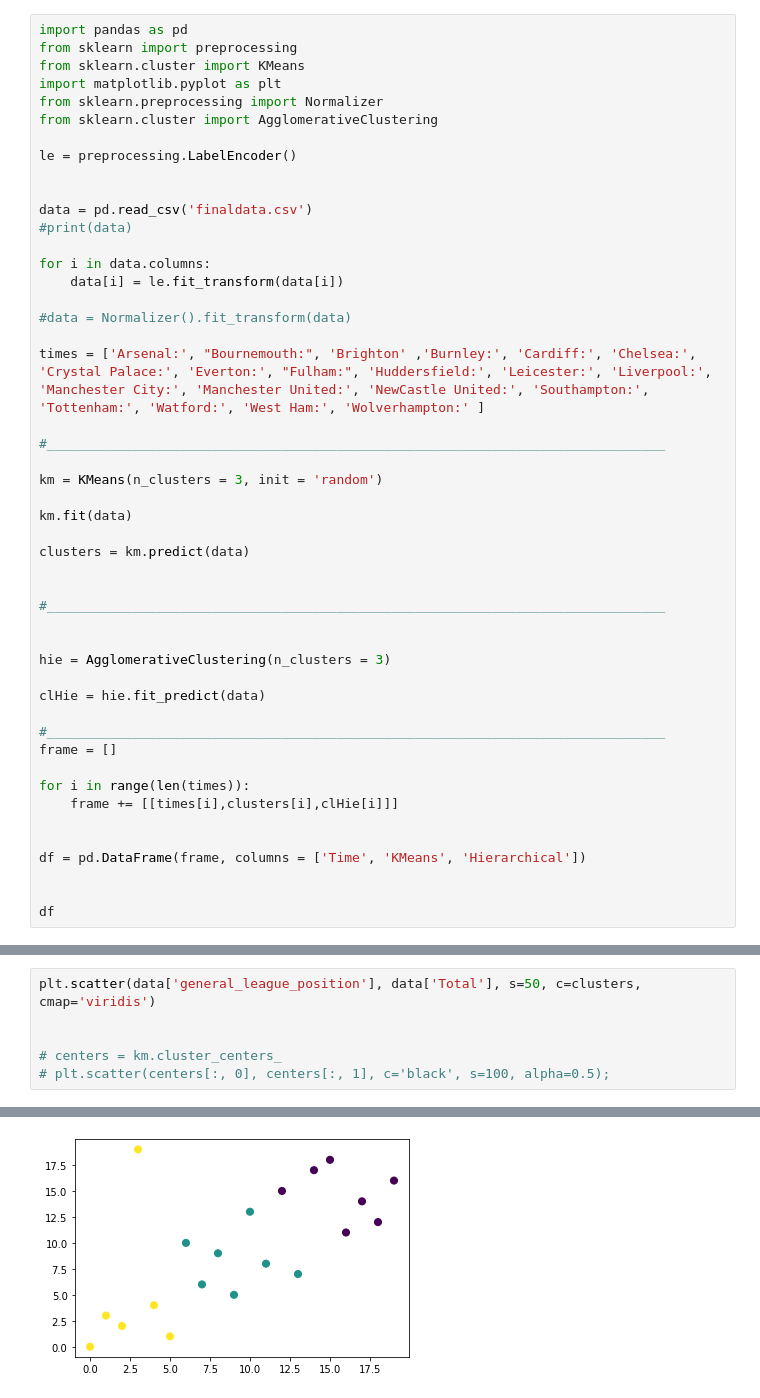
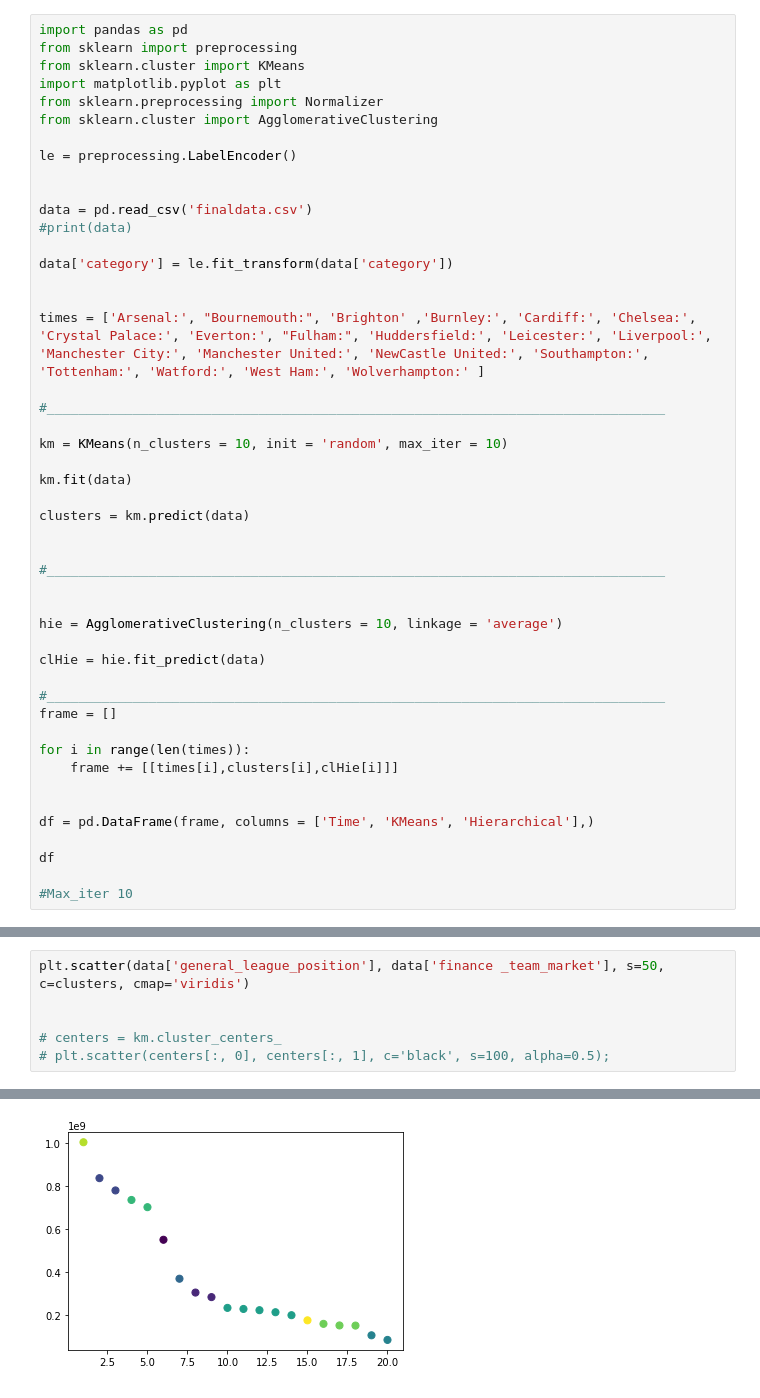
Before and after one commit to italoalvees/IA, a Jupyter notebook: Clusterização/ClusterJupyter.ipynb, the cells around one changed output, grey strips where cells are left out. Saved outputs shown, nothing was run; the diff lists cells and outputs as text.

```diff
--- a/Clusterização/ClusterJupyter.ipynb
+++ b/Clusterização/ClusterJupyter.ipynb
@@ -12,16 +12,14 @@ le = preprocessing.LabelEncoder()
 data = pd.read_csv('finaldata.csv')
 #print(data)
 
-for i in data.columns:
-	data[i] = le.fit_transform(data[i])
+data['category'] = le.fit_transform(data['category'])
 
-#data = Normalizer().fit_transform(data)
 
 times = ['Arsenal:', "Bournemouth:", 'Brighton' ,'Burnley:', 'Cardiff:', 'Chelsea:', 'Crystal Palace:', 'Everton:', "Fulham:", 'Huddersfield:', 'Leicester:', 'Liverpool:', 'Manchester City:', 'Manchester United:', 'NewCastle United:', 'Southampton:', 'Tottenham:', 'Watford:', 'West Ham:', 'Wolverhampton:' ]
 
 #_______________________________________________________________________________
 
-km = KMeans(n_clusters = 3, init = 'random')
+km = KMeans(n_clusters = 10, init = 'random', max_iter = 10)
 
 km.fit(data)
 
@@ -31,7 +29,7 @@ clusters = km.predict(data)
 #_______________________________________________________________________________
 
 
-hie = AgglomerativeClustering(n_clusters = 3)
+hie = AgglomerativeClustering(n_clusters = 10, linkage = 'average')
 
 clHie = hie.fit_predict(data)
 
@@ -42,9 +40,10 @@ for i in range(len(times)):
 	frame += [[times[i],clusters[i],clHie[i]]]
 
 
-df = pd.DataFrame(frame, columns = ['Time', 'KMeans', 'Hierarchical'])
-
+df = pd.DataFrame(frame, columns = ['Time', 'KMeans', 'Hierarchical'],)
 
 df
+
+#Max_iter 10
 # %% [output]
 |  | Time | KMeans | Hierarchical |
@@ -67,10 +66,10 @@ df
 # %%
-plt.scatter(data['general_league_position'], data['Total'], s=50, c=clusters, cmap='viridis')
+plt.scatter(data['general_league_position'], data['finance _team_market'], s=50, c=clusters, cmap='viridis')
 
 
 # centers = km.cluster_centers_
 # plt.scatter(centers[:, 0], centers[:, 1], c='black', s=100, alpha=0.5);
 # %% [output]
 <matplotlib.collections.PathCollection at 0x...>
-[figure, old version]
+[figure, new version]
 # %%
```
Also changed, not shown: parts of 2 cells of this notebook, 28 other files.
